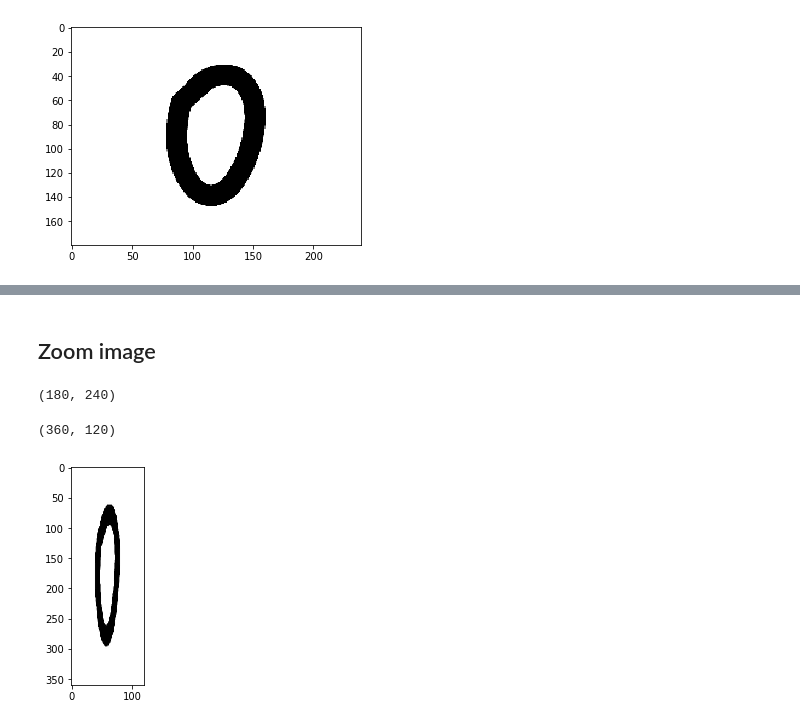
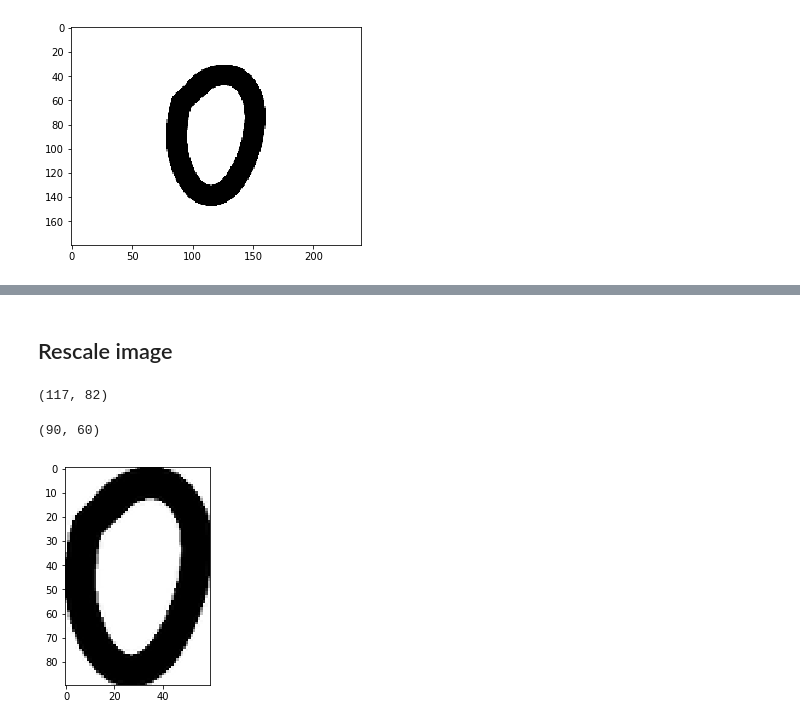
Before and after one commit to antosavo/Project-Examples, a Jupyter notebook: Data_Preprocessing/Image_Processing/Image_Processing.ipynb, the cells around one changed output, grey strips where cells are left out. Cells and saved outputs as stored; diff of their text form; code cells hidden in the pictures.

```diff
--- a/Data_Preprocessing/Image_Processing/Image_Processing.ipynb
+++ b/Data_Preprocessing/Image_Processing/Image_Processing.ipynb
@@ -107,0 +106,4 @@ plt.show()
+# %%
+objs = ndimage.find_objects(image - image.max()) #use of negative image to find the object
+# %%
+image = image[int(objs[0][0].start):int(objs[0][0].stop),int(objs[0][1].start):int(objs[0][1].stop)]
@@ -108,18 +115,19 @@ plt.show()
 # %% [markdown]
-## Zoom image
+## Rescale image
-# %%
-#image = misc.imread('o.png', flatten=True)#.reshape(900*1200)
-image.shape
-# %% [output]
-(180, 240)
-# %%
-image = ndimage.zoom(image, (2,0.5))
-image.shape
-# %% [output]
-(360, 120)
+# %%
+image.shape
+# %% [output]
+(117, 82)
+# %%
+h = 91.0/image.shape[0]
+l = 61.0/image.shape[1]
+image = ndimage.zoom(image,(h,l))[0:90,0:60]
+# %%
+image.shape
+# %% [output]
+(90, 60)
 # %%
-plt.gray()
 plt.imshow(image)
 plt.show()
 # %% [output]
-[figure, old version]
+[figure, new version]
```
Also changed, not shown: parts of 5 cells of this notebook.
